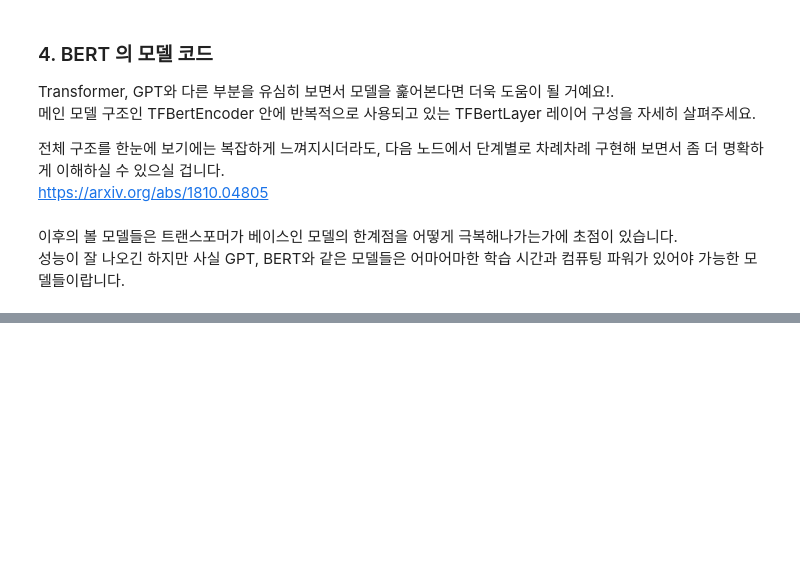
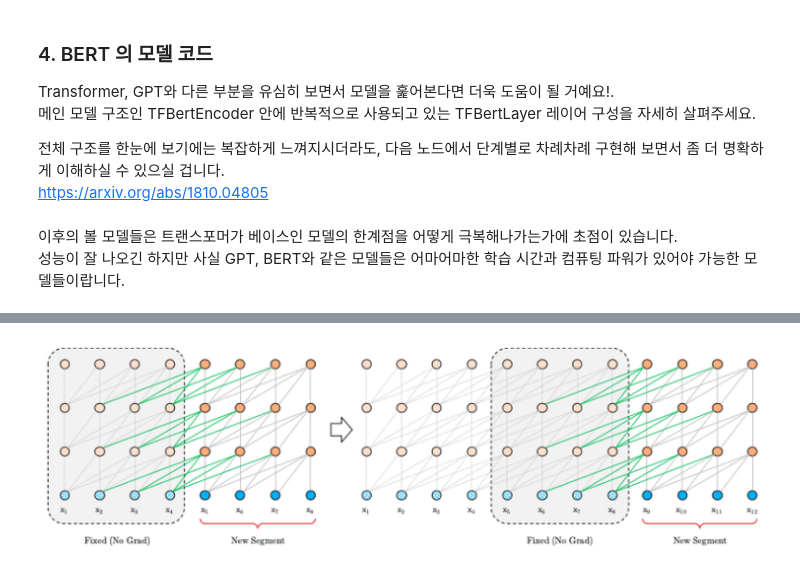
Before and after one commit to ziippy/modoo-nlp, a Jupyter notebook: 19_modern_nlp.ipynb, the cells around one changed output, grey strips where cells are left out. Drawn from its saved outputs; the diff is of its cells as text; code cells hidden in the pictures; blank space fills up the shorter version.

```diff
--- a/19_modern_nlp.ipynb
+++ b/19_modern_nlp.ipynb
@@ -270,0 +324,5 @@ https://arxiv.org/abs/1810.04805
+# %%
+from IPython.display import Image
+Image(filename='capture/19_recurrence_in_vanilla_transformer.png')
+# %% [output]
+[figure, added]
```
Also changed, not shown: parts of 10 cells of this notebook, 4 other files.
